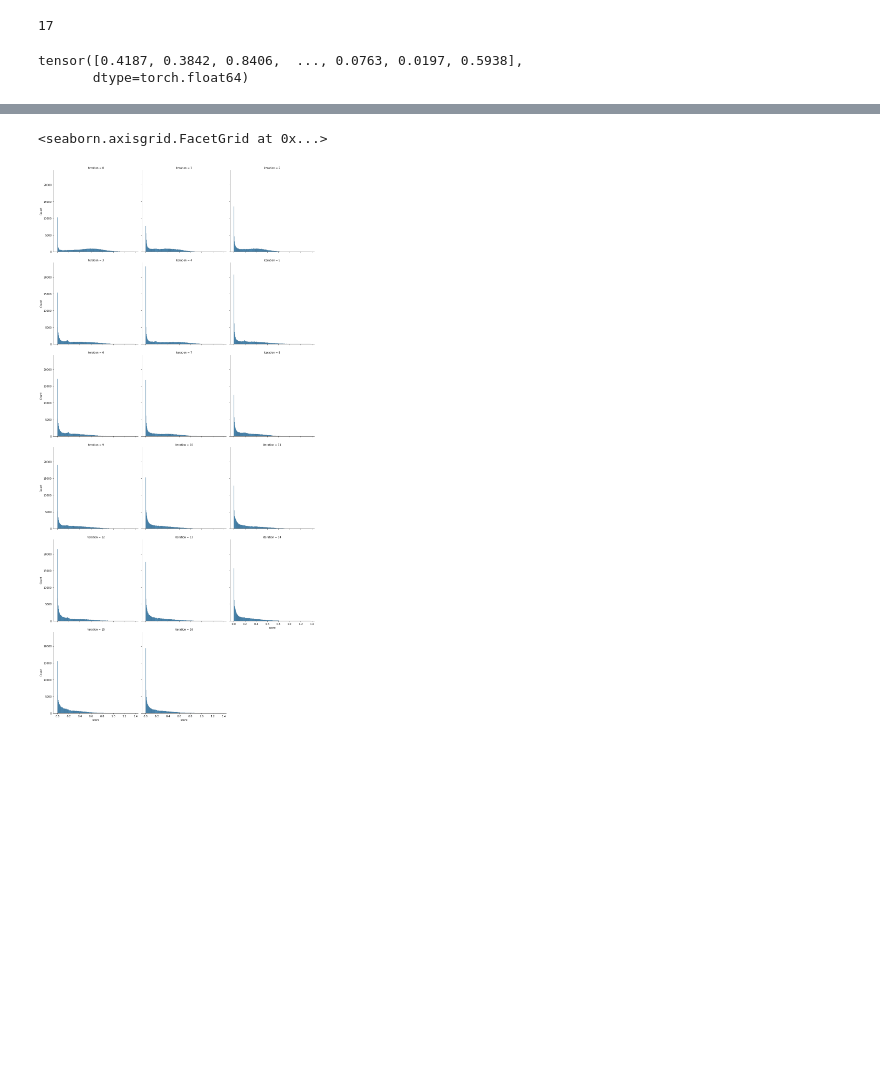
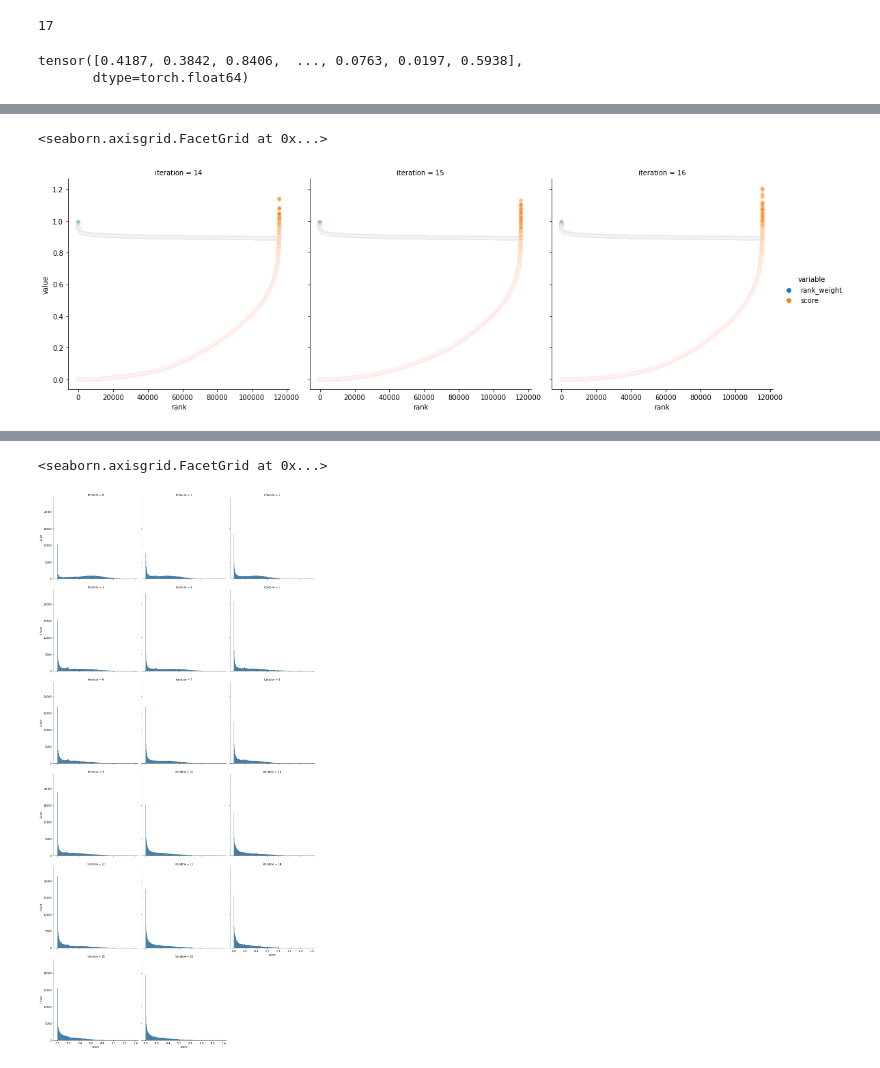
Before and after one commit to BlackHC/active_learning_redux, a Jupyter notebook: C_examine_AL_bald_scores.ipynb, the cells around one changed output, grey strips where cells are left out. Drawn from its saved outputs; the diff is of its cells as text; code cells hidden in the pictures; blank space fills up the shorter version.

```diff
--- a/C_examine_AL_bald_scores.ipynb
+++ b/C_examine_AL_bald_scores.ipynb
@@ -66,0 +140,2 @@ ranked_df
+# %%
+melted_ranked_df = ranked_df.melt(id_vars=["iteration", "rank"], value_vars=["rank_weight", "score"])
@@ -67,2 +158,7 @@ ranked_df
+# %%
+sns.relplot(data=melted_ranked_df[melted_ranked_df.iteration>13],x="rank", y="value", hue="variable", col="iteration", col_wrap=3, alpha=0.5)
+# %% [output]
+<seaborn.axisgrid.FacetGrid at 0x...>
+[figure, added]
 # %%
 sns.relplot(data=ranked_df,x="rank", y="score", col="iteration", col_wrap=3, alpha=0.5)
```
Also changed, not shown: parts of 8 cells of this notebook, 21 other files.
